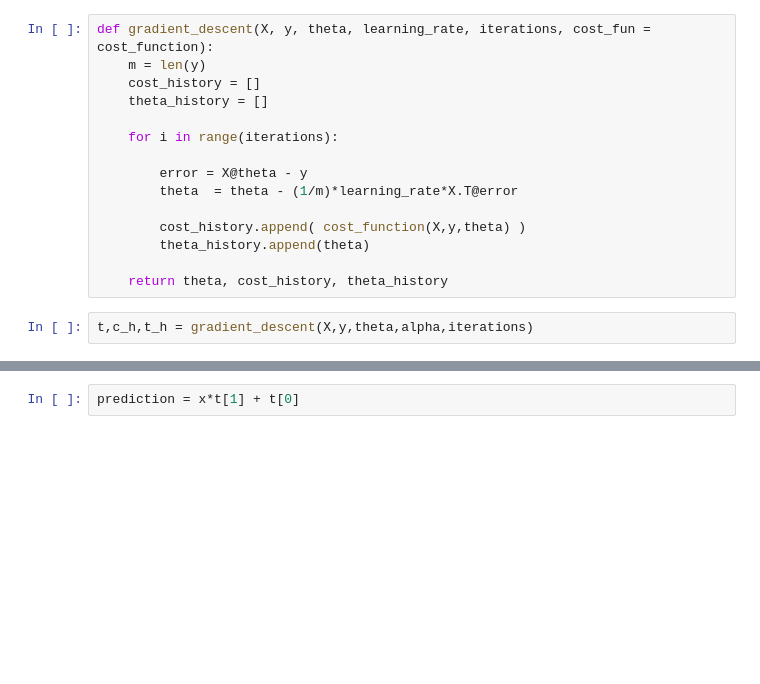
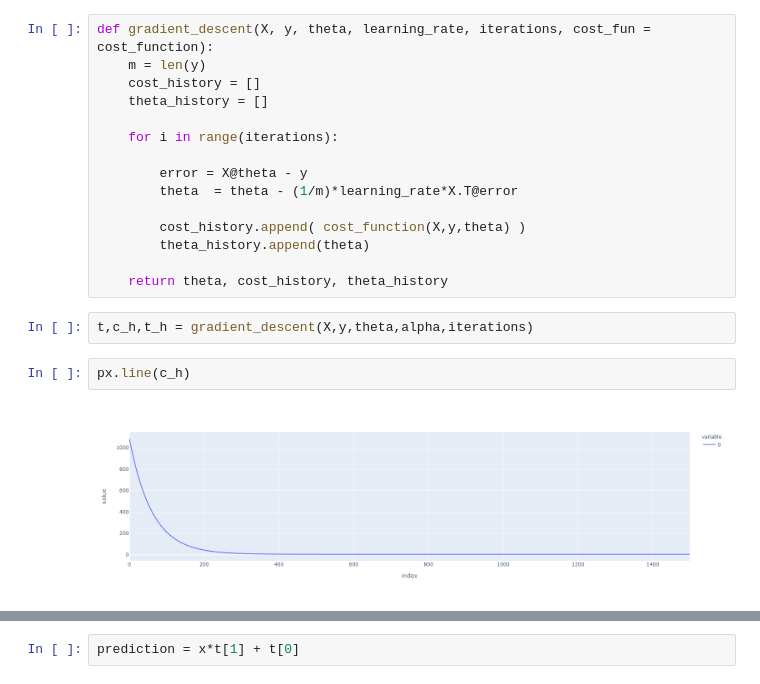
Before and after one commit to LiudasVasaris/Machine_learning_excercises, a Jupyter notebook: ML excercises.ipynb, the cells around one changed output, grey strips where cells are left out. Saved outputs shown, nothing was run; the diff lists cells and outputs as text; blank space fills up the shorter version.

```diff
--- a/ML excercises.ipynb
+++ b/ML excercises.ipynb
@@ -58,3 +60,7 @@ def gradient_descent(X, y, theta, learning_rate, iterations, cost_fun = cost_fun
     return theta, cost_history, theta_history
 # %%
 t,c_h,t_h = gradient_descent(X,y,theta,alpha,iterations)
+# %%
+px.line(c_h)
+# %% [output]
+[figure, added]
```
Also changed, not shown: parts of 24 cells of this notebook.
